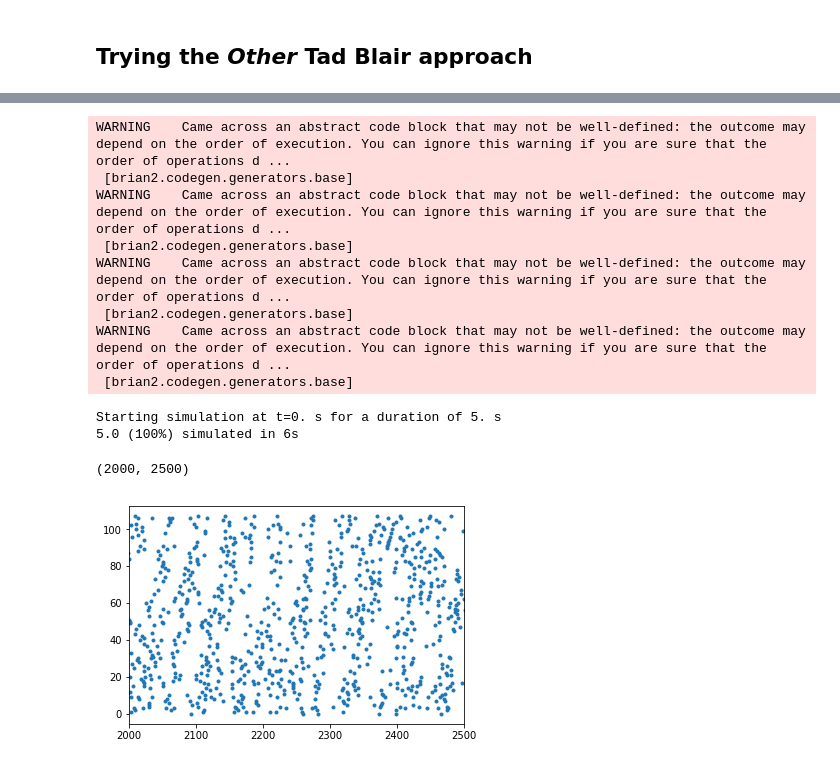
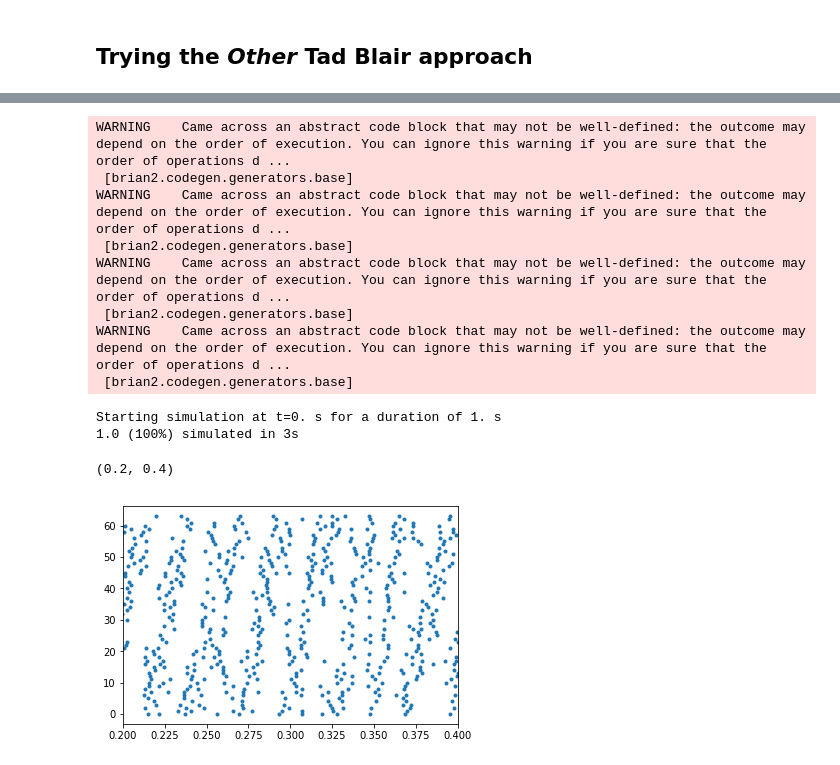
Before and after one commit to acellon/ifat-py, a Jupyter notebook: ifat.ipynb, the cells around one changed output, grey strips where cells are left out. Drawn from its saved outputs; the diff is of its cells as text; code cells hidden in the pictures.

```diff
--- a/ifat.ipynb
+++ b/ifat.ipynb
@@ -211,9 +269,10 @@ def calc_weight(M, alpha, mu, sigma):
     output = 5.0 * fF * np.around(output/(5.0*fF))
     return output
 # %%
-M = 108
+M = 64
 alpha = sum(W_vals)
 mu1 = 0
 mu2 = 2*pi/3
-sigma = 27 * pi/180
+mu3 = pi
+sigma = 25 * pi/180
 fF = 0.001 * pF
@@ -269,6 +322,6 @@ erate20 = PopulationRateMonitor(blair_exc[20:21])
 irate = PopulationRateMonitor(blair_inh)
 # %%
-run(5*second,report='text')
+run(1*second,report='text')
 # %% [output]
 WARNING    Came across an abstract code block that may not be well-defined: the outcome may depend on the order of execution. You can ignore this warning if you are sure that the order of operations d ...
  [brian2.codegen.generators.base]
@@ -278,10 +331,10 @@ WARNING    Came across an abstract code block that may not be well-defined: the
  [brian2.codegen.generators.base]
 WARNING    Came across an abstract code block that may not be well-defined: the outcome may depend on the order of execution. You can ignore this warning if you are sure that the order of operations d ...
  [brian2.codegen.generators.base]
-Starting simulation at t=0. s for a duration of 5. s
-5.0 (100%) simulated in 6s
+Starting simulation at t=0. s for a duration of 1. s
+1.0 (100%) simulated in 3s
 # %%
-plot(e_spmon.t/ms, e_spmon.i,'.');xlim([2000,2500])
+plot(e_spmon.t/second, e_spmon.i,'.'); xlim([0.2,0.4])
 # %% [output]
-(2000, 2500)
+(0.2, 0.4)
-[figure, old version]
+[figure, new version]
```
Also changed, not shown: parts of 21 cells of this notebook, 1 other file.
